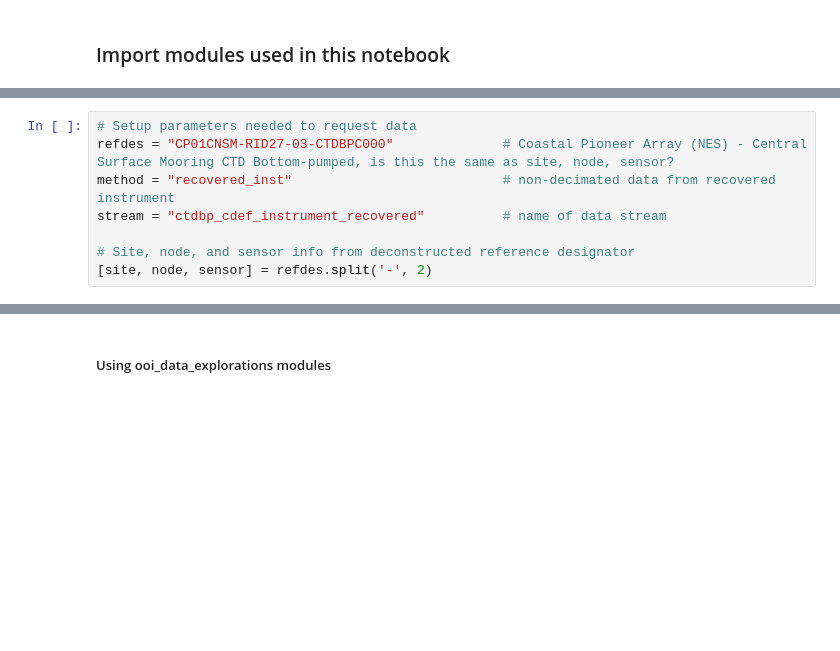
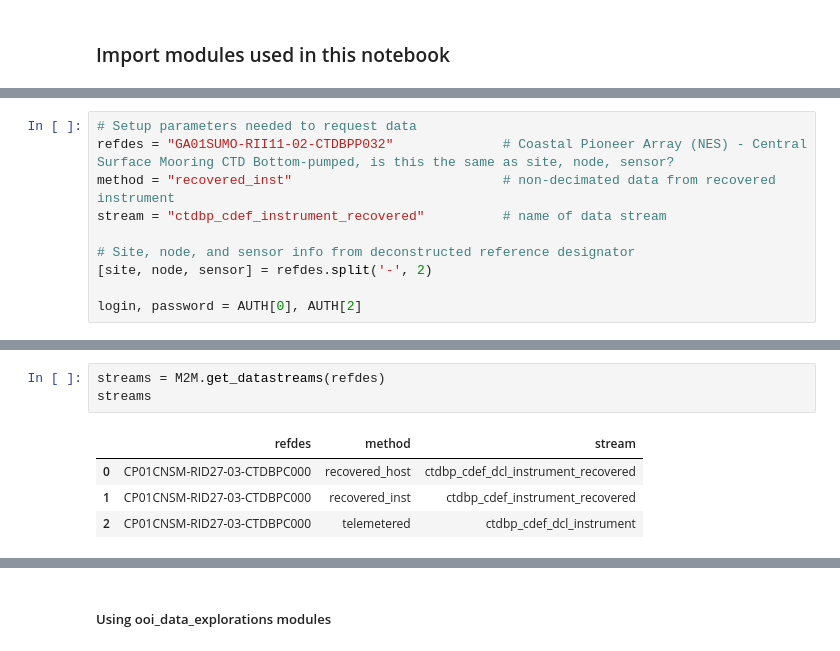
Before and after one commit to cooleyky/qartod_testing, a Jupyter notebook: notebooks/01-Request-and-download-data.ipynb, the cells around one changed output, grey strips where cells are left out. Saved outputs shown, nothing was run; the diff lists cells and outputs as text; blank space fills up the shorter version.

```diff
--- a/notebooks/01-Request-and-download-data.ipynb
+++ b/notebooks/01-Request-and-download-data.ipynb
@@ -32,9 +40,11 @@ from ooi_data_explorations.common import SESSION
 # %%
 # Setup parameters needed to request data
-refdes = "CP01CNSM-RID27-03-CTDBPC000"              # Coastal Pioneer Array (NES) - Central Surface Mooring CTD Bottom-pumped, is this the same as site, node, sensor?
+refdes = "GA01SUMO-RII11-02-CTDBPP032"              # Coastal Pioneer Array (NES) - Central Surface Mooring CTD Bottom-pumped, is this the same as site, node, sensor?
 method = "recovered_inst"                           # non-decimated data from recovered instrument
 stream = "ctdbp_cdef_instrument_recovered"          # name of data stream
 
 # Site, node, and sensor info from deconstructed reference designator
 [site, node, sensor] = refdes.split('-', 2)
+
+login, password = AUTH[0], AUTH[2]
 # %% [markdown]
@@ -67,0 +238,8 @@ Data variables: (12/35)
+# %%
+streams = M2M.get_datastreams(refdes)
+streams
+# %% [output]
+|  | refdes | method | stream |
+| 0 | CP01CNSM-RID27-03-CTDBPC000 | recovered_host | ctdbp_cdef_dcl_instrument_recovered |
+| 1 | CP01CNSM-RID27-03-CTDBPC000 | recovered_inst | ctdbp_cdef_instrument_recovered |
+| 2 | CP01CNSM-RID27-03-CTDBPC000 | telemetered | ctdbp_cdef_dcl_instrument |
```
Also changed, not shown: parts of 38 cells of this notebook, 3 other files.
